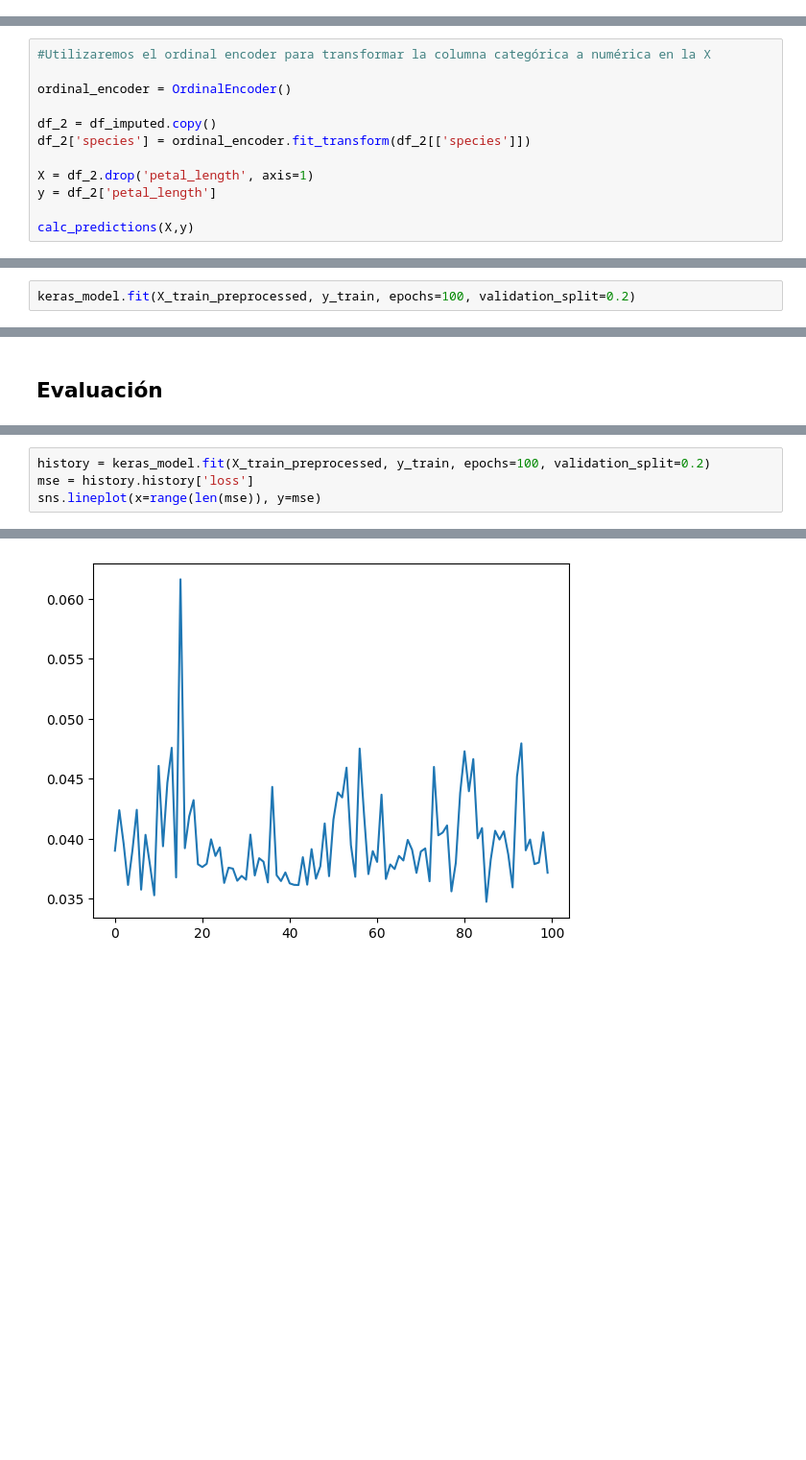
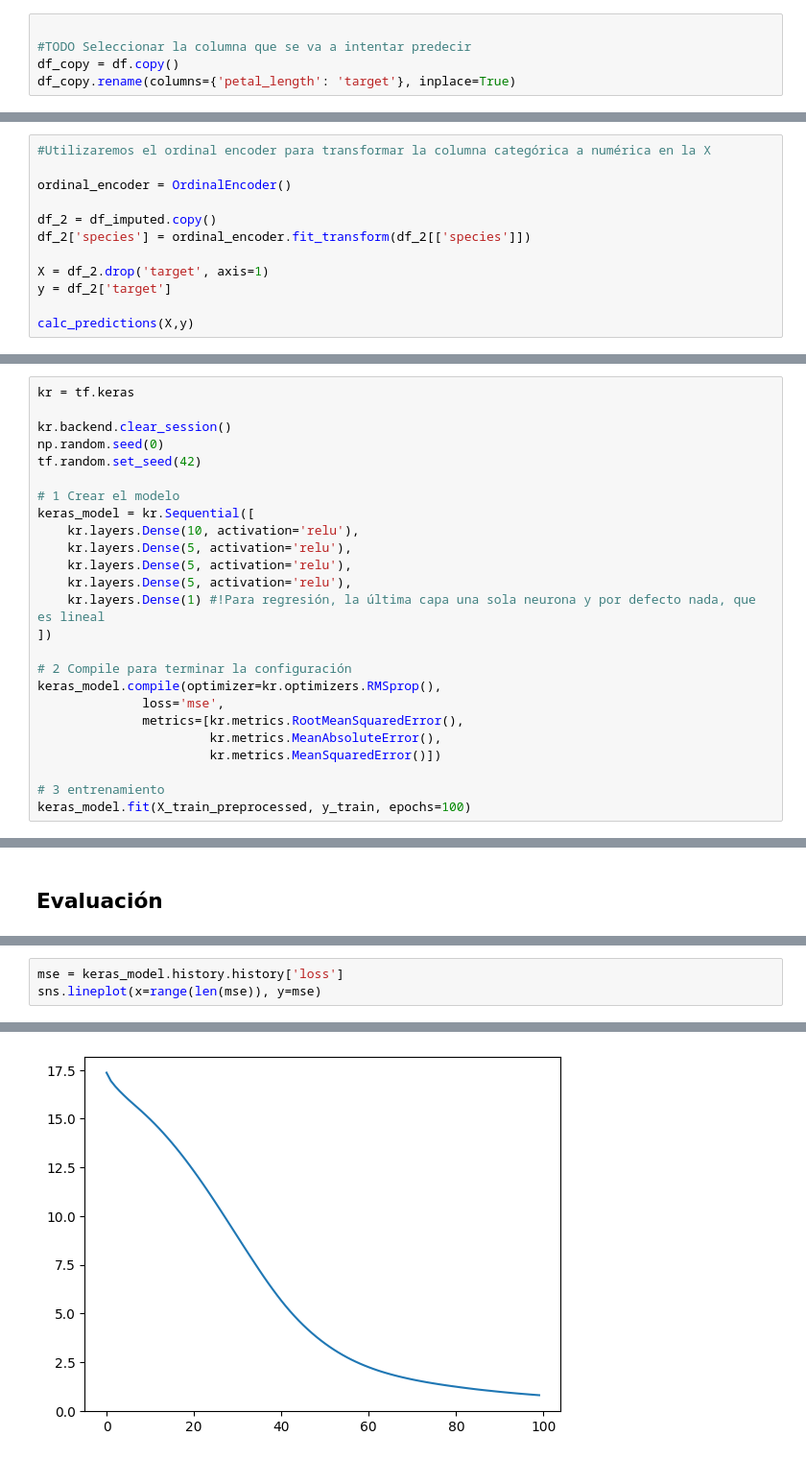
Before and after one commit to fjzamora93/Data-Analytics-with-python-2024, a Jupyter notebook: iris/template_regresion.ipynb, the cells around one changed output, grey strips where cells are left out. Shown: that part at 96% size. Drawn from its saved outputs; the diff is of its cells as text; blank space fills up the shorter version.

```diff
--- a/iris/template_regresion.ipynb
+++ b/iris/template_regresion.ipynb
@@ -215,4 +215,9 @@ petal_length    1
 petal_width     1
 species         0
 dtype: int64
+# %%
+
+#TODO Seleccionar la columna que se va a intentar predecir
+df_copy = df.copy()
+df_copy.rename(columns={'petal_length': 'target'}, inplace=True)
 # %%
@@ -292,8 +297,8 @@ ordinal_encoder = OrdinalEncoder()
 df_2 = df_imputed.copy()
 df_2['species'] = ordinal_encoder.fit_transform(df_2[['species']])
 
-X = df_2.drop('petal_length', axis=1)
-y = df_2['petal_length']
+X = df_2.drop('target', axis=1)
+y = df_2['target']
 
 calc_predictions(X,y)
 # %% [output]
@@ -668,2 +664,0 @@ keras_model.compile(optimizer=kr.optimizers.Adam(learning_rate=0.01),
-# %%
-keras_model.fit(X_train_preprocessed, y_train, epochs=100, validation_split=0.2)
@@ -688,0 +665,25 @@ Epoch 100/100
+# %%
+kr = tf.keras
+
+kr.backend.clear_session()
+np.random.seed(0)
+tf.random.set_seed(42)
+
+# 1 Crear el modelo
+keras_model = kr.Sequential([
+    kr.layers.Dense(10, activation='relu'),
+    kr.layers.Dense(5, activation='relu'),
+    kr.layers.Dense(5, activation='relu'),
+    kr.layers.Dense(5, activation='relu'),
+    kr.layers.Dense(1) #!Para regresión, la última capa una sola neurona y por defecto nada, que es lineal
+])
+
+# 2 Compile para terminar la configuración
+keras_model.compile(optimizer=kr.optimizers.RMSprop(),
+              loss='mse',
+              metrics=[kr.metrics.RootMeanSquaredError(),
+                       kr.metrics.MeanAbsoluteError(),
+                       kr.metrics.MeanSquaredError()])
+
+# 3 entrenamiento
+keras_model.fit(X_train_preprocessed, y_train, epochs=100)
@@ -720,5 +743,4 @@ test_accuracy:  0.9666666388511658
 # %%
-history = keras_model.fit(X_train_preprocessed, y_train, epochs=100, validation_split=0.2)
-mse = history.history['loss']
+mse = keras_model.history.history['loss']
 sns.lineplot(x=range(len(mse)), y=mse)
 # %% [output]
@@ -743,4 +748,4 @@ Epoch 100/100
-[figure, old version]
+[figure, new version]
 # %%
 training_score = keras_model.evaluate(X_train_preprocessed, y_train)
 test_score = keras_model.evaluate(X_test_preprocessed, y_test)
```
Also changed, not shown: parts of 30 cells of this notebook, 1 other file.
